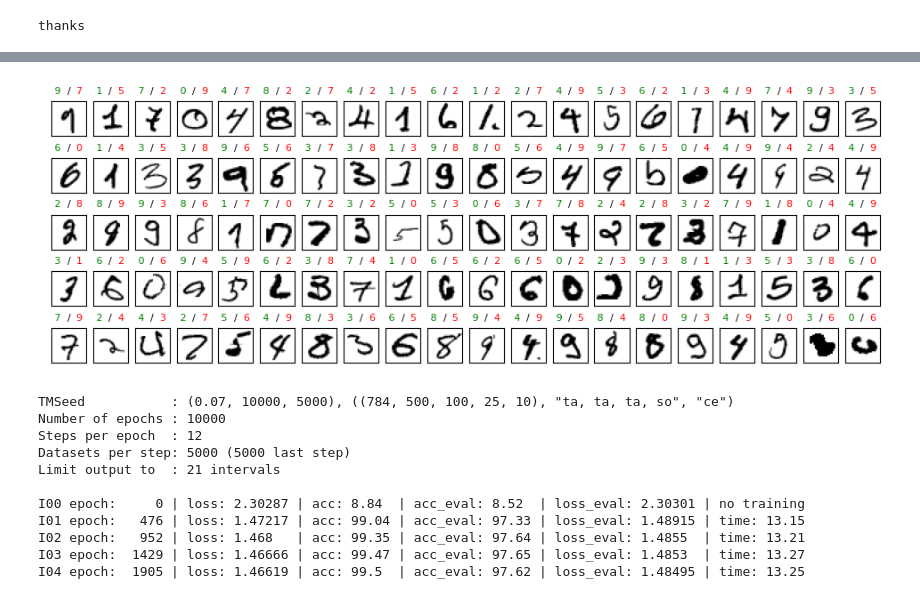
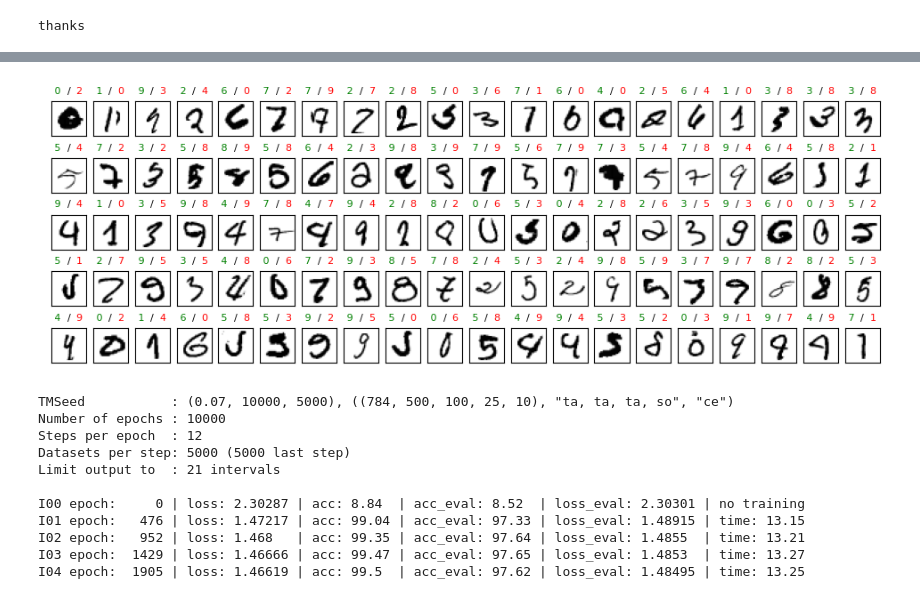
Before and after one commit to frankausberlin/notebook-collection, a Jupyter notebook: backpropagationnotebook.ipynb, the cells around one changed output, grey strips where cells are left out. Saved outputs shown, nothing was run; the diff lists cells and outputs as text; code cells hidden in the pictures.

```diff
--- a/backpropagationnotebook.ipynb
+++ b/backpropagationnotebook.ipynb
@@ -1039,7 +1035,7 @@ except NameError: print("please run code cell 'plot fails' first...")
 else:
 
   # play with me
-  eta, bs, epochs, sample = 0.02, 5, 50, 1.0
+  eta, bs, epochs, sample = 0.2, 2, 100, 1.0
 
   # mnist data
   ds_train = datasets.MNIST (root="data", train=True,  download=True)
@@ -1072,6 +1068,6 @@ fails total: 2033 (60000)
 title: expected / predicted
 first 100 ...
-[figure, old version]
+[figure, new version]
 # %%
 #@title mnist with version 5
 from torchvision import datasets
```
Also changed, not shown: parts of 3 cells of this notebook.
